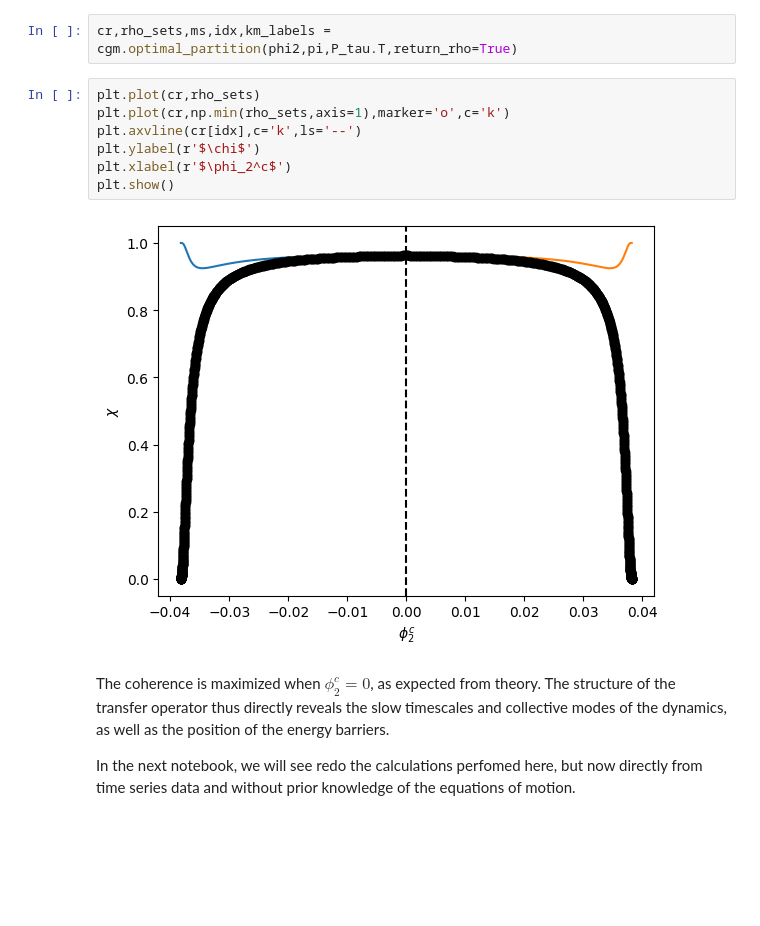
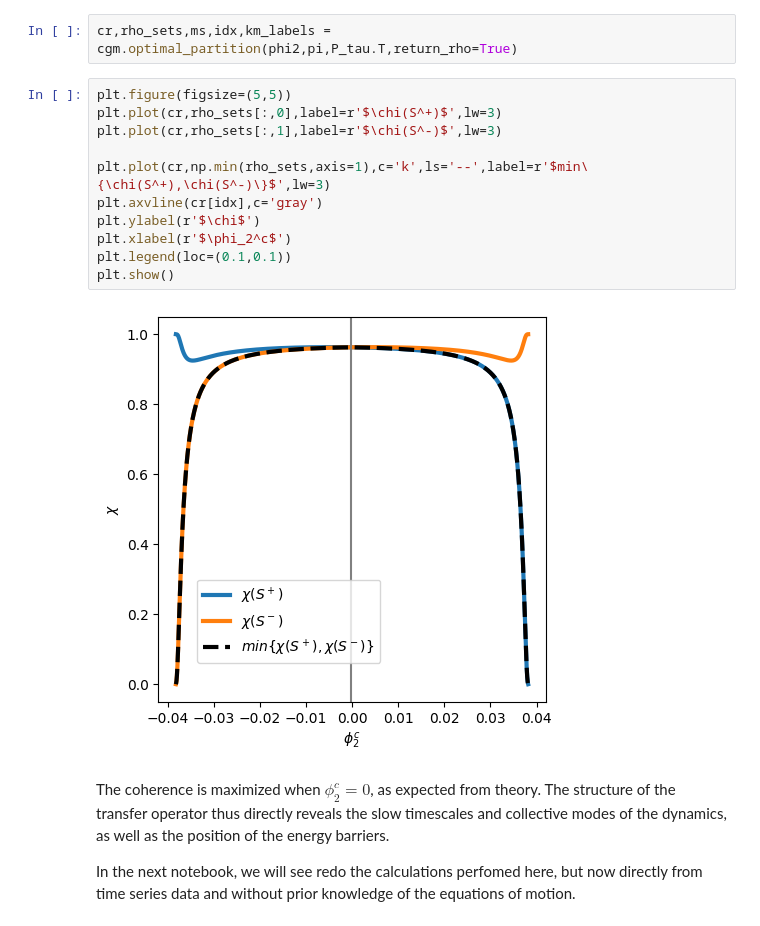
Before and after one commit to AntonioCCosta/DPG_PhysicsBehavior_2026, a Jupyter notebook: notebooks/notebook_1_theory_dw.ipynb, the cells around one changed output. Drawn from its saved outputs; the diff is of its cells as text; blank space fills up the shorter version.

```diff
--- a/notebooks/notebook_1_theory_dw.ipynb
+++ b/notebooks/notebook_1_theory_dw.ipynb
@@ -585,14 +591,18 @@ where $\{S^+(\phi_2^c),S^-(\phi_2^c)\}$ result from a partition at $\phi_2^c$. L
 # %%
 cr,rho_sets,ms,idx,km_labels = cgm.optimal_partition(phi2,pi,P_tau.T,return_rho=True)
 # %%
-plt.plot(cr,rho_sets)
-plt.plot(cr,np.min(rho_sets,axis=1),marker='o',c='k')
-plt.axvline(cr[idx],c='k',ls='--')
+plt.figure(figsize=(5,5))
+plt.plot(cr,rho_sets[:,0],label=r'$\chi(S^+)$',lw=3)
+plt.plot(cr,rho_sets[:,1],label=r'$\chi(S^-)$',lw=3)
+
+plt.plot(cr,np.min(rho_sets,axis=1),c='k',ls='--',label=r'$min\{\chi(S^+),\chi(S^-)\}$',lw=3)
+plt.axvline(cr[idx],c='gray')
 plt.ylabel(r'$\chi$')
 plt.xlabel(r'$\phi_2^c$')
+plt.legend(loc=(0.1,0.1))
 plt.show()
 # %% [output]
-[figure, old version]
+[figure, new version]
 # %% [markdown]
 The coherence is maximized when $\phi_2^c=0$, as expected from theory. The structure of the transfer operator thus directly reveals the slow timescales and collective modes of the dynamics, as well as the position of the energy barriers.
 
```
Also changed, not shown: parts of 8 cells of this notebook.
